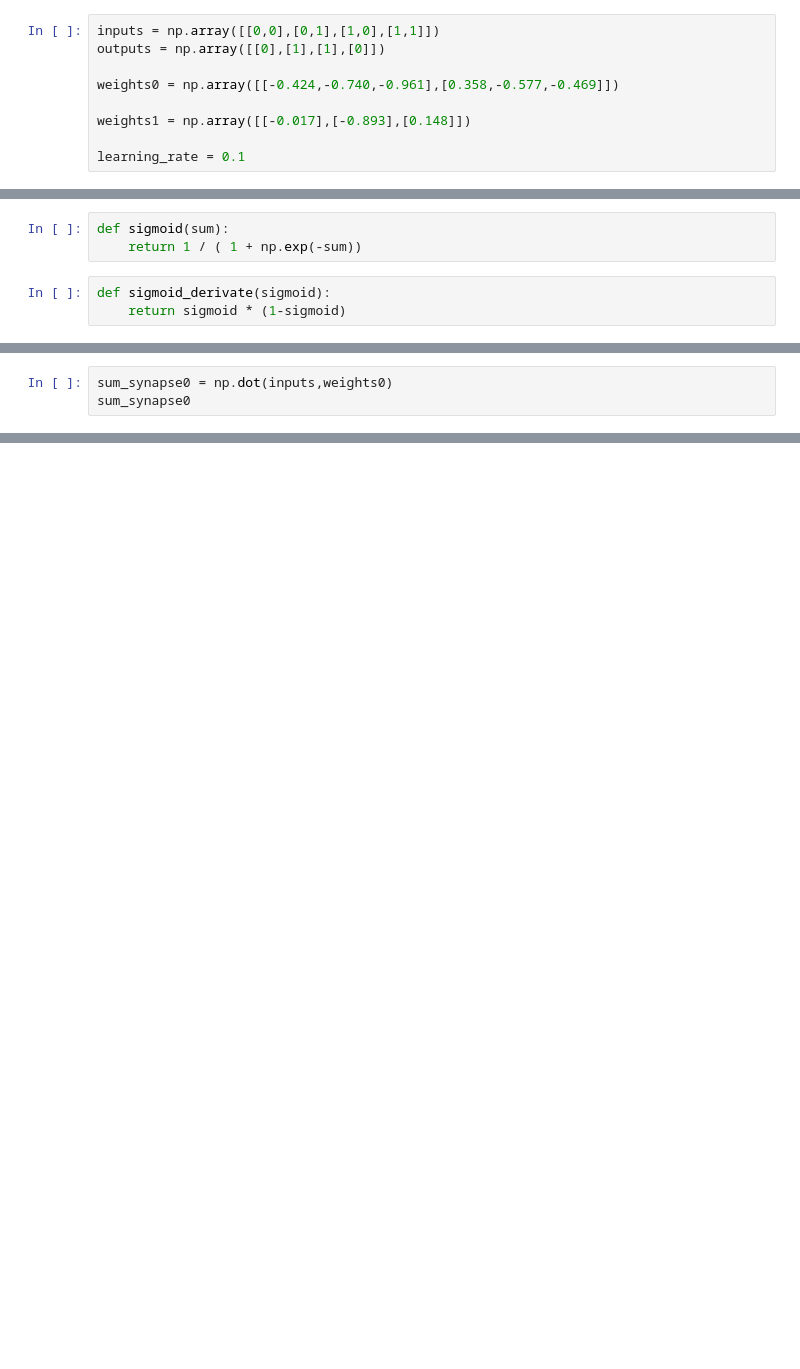
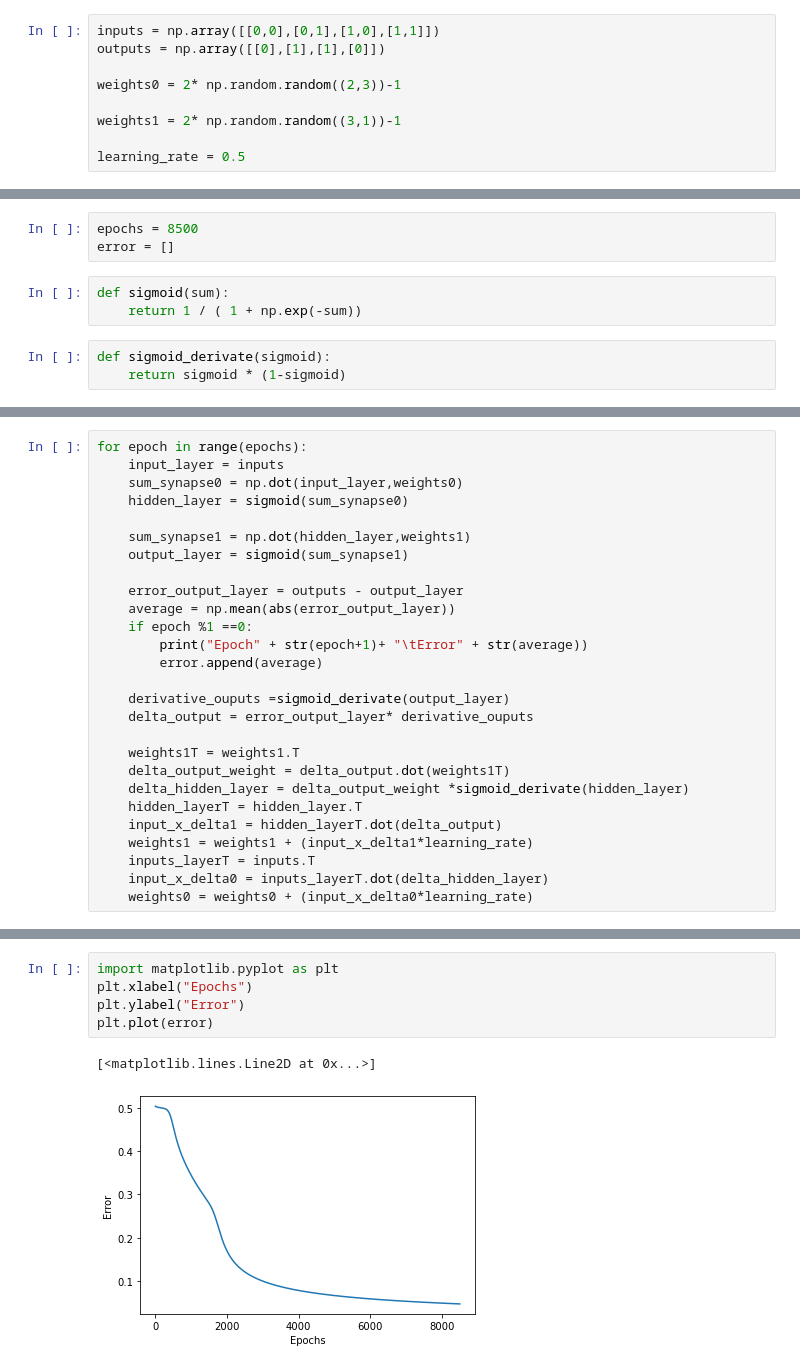
Before and after one commit to vijayshankarrealdeal/Algorithms, a Jupyter notebook: NeuralNetwork/multiLayer.ipynb, the cells around one changed output, grey strips where cells are left out. Saved outputs shown, nothing was run; the diff lists cells and outputs as text; blank space fills up the shorter version.

```diff
--- a/NeuralNetwork/multiLayer.ipynb
+++ b/NeuralNetwork/multiLayer.ipynb
@@ -4,8 +6,8 @@ import numpy as np
 inputs = np.array([[0,0],[0,1],[1,0],[1,1]])
 outputs = np.array([[0],[1],[1],[0]])
 
-weights0 = np.array([[-0.424,-0.740,-0.961],[0.358,-0.577,-0.469]])
+weights0 = 2* np.random.random((2,3))-1
 
-weights1 = np.array([[-0.017],[-0.893],[0.148]])
+weights1 = 2* np.random.random((3,1))-1
 
-learning_rate = 0.1
+learning_rate = 0.5
@@ -14,3 +14,6 @@ epochs = 100
+# %%
+epochs = 8500
+error = []
 # %%
 def sigmoid(sum):
     return 1 / ( 1 + np.exp(-sum))
@@ -22,3 +22,0 @@ def sigmoid_derivate(sigmoid):
-# %%
-sum_synapse0 = np.dot(inputs,weights0)
-sum_synapse0
@@ -86,0 +23,27 @@ array([[ 0.0016639 ,  0.08740354, -0.01448569],
+# %%
+for epoch in range(epochs):
+    input_layer = inputs
+    sum_synapse0 = np.dot(input_layer,weights0)
+    hidden_layer = sigmoid(sum_synapse0)
+
+    sum_synapse1 = np.dot(hidden_layer,weights1)
+    output_layer = sigmoid(sum_synapse1)
+
+    error_output_layer = outputs - output_layer
+    average = np.mean(abs(error_output_layer))
+    if epoch %1 ==0:
+        print("Epoch" + str(epoch+1)+ "\tError" + str(average))
+        error.append(average)
+
+    derivative_ouputs =sigmoid_derivate(output_layer)
+    delta_output = error_output_layer* derivative_ouputs
+
+    weights1T = weights1.T
+    delta_output_weight = delta_output.dot(weights1T)
+    delta_hidden_layer = delta_output_weight *sigmoid_derivate(hidden_layer)
+    hidden_layerT = hidden_layer.T
+    input_x_delta1 = hidden_layerT.dot(delta_output)
+    weights1 = weights1 + (input_x_delta1*learning_rate)
+    inputs_layerT = inputs.T
+    input_x_delta0 = inputs_layerT.dot(delta_hidden_layer)
+    weights0 = weights0 + (input_x_delta0*learning_rate)
@@ -86,0 +68,8 @@ array([[ 0.0016639 ,  0.08740354, -0.01448569],
+# %%
+import matplotlib.pyplot as plt
+plt.xlabel("Epochs")
+plt.ylabel("Error")
+plt.plot(error)
+# %% [output]
+[<matplotlib.lines.Line2D at 0x...>]
+[figure, added]
```
Also changed, not shown: parts of 16 cells of this notebook, 2 other files.
